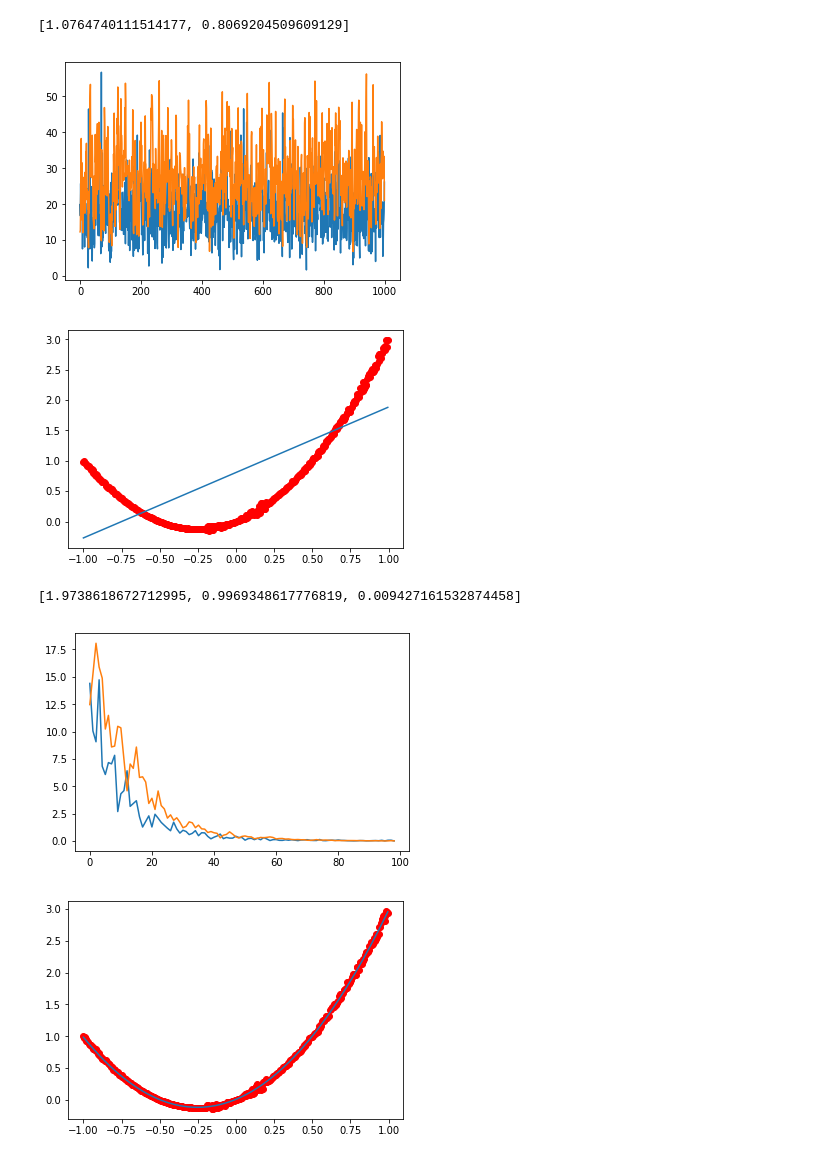
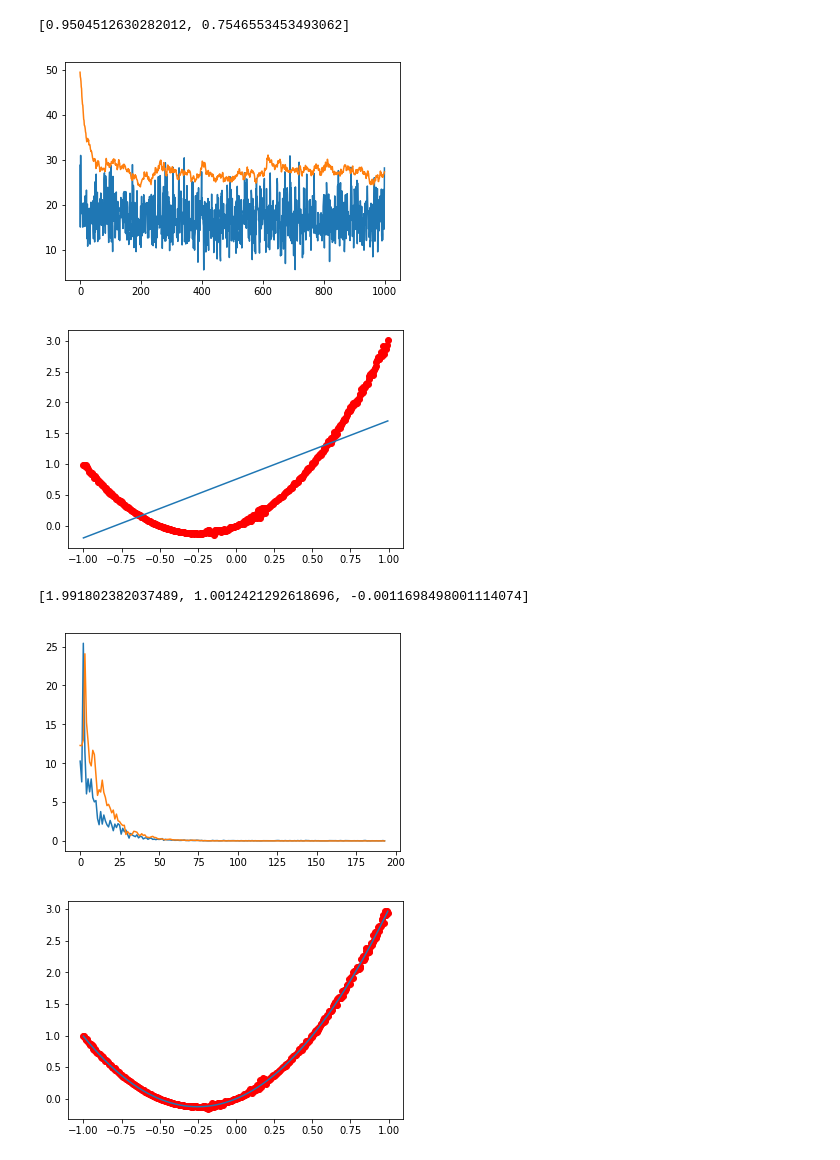
Before and after one commit to fireplay/minibatch-homework, a Jupyter notebook: minibatch.ipynb, the cells around one changed output. Drawn from its saved outputs; the diff is of its cells as text; code cells hidden in the pictures.

```diff
--- a/minibatch.ipynb
+++ b/minibatch.ipynb
@@ -27,8 +27,8 @@ bx = fig2.add_subplot(111)
 # plt.axis('equal')
 ######################################################################
 # 超参数定义
-e = 0.5       # 学习率
-m = 8         # minibatch大小
+e = 0.04       # 学习率
+m = 16       # minibatch大小
 n = 200       # 数据大小的一半
 EPS = 0.0001   # 精度
 c = 2         # 模型容量
@@ -239,7 +239,7 @@ test_pic = []
 # 用线性拟合
 
 # 定义参数初值
-w = [0.5, 0.5]
+w = [1, 1]
 
 for i in range(1000):
     # 产生minibatach
@@ -283,36 +283,36 @@ for i in range(1000):
 # w = [0.5, 0.5, 0.5, 0.5, 0.5, 0.5]
 
 # for i in range(1000):
 #     # 产生minibatach
 #     minibatch = gen_minibatch(p, m, n)
 #     train_error = eps3(minibatch, w)
 #     test_error = eps3(testbatch, w)
 #     train_pic.append([i, 50 * train_error])
 #     test_pic.append([i, 50 * test_error])
 #     # print(error)
 #     if(train_error < EPS):
 #         break
 #     # 求梯度
 #     grad_w = grad3(minibatch, w)
 #     # print(grad_w)
 #     # 更新梯度
 #     w = updata_w(e, w, grad_w)
 
 # 输出最终拟合的w，从左到右降次排列
 print(w)
 # 画训练次数和误差大小关系图
 draw_error(train_pic)
 draw_error(test_pic)
 # plt.show()
 # 画拟合曲线
 
 draw_fit(p, w, n, 1)
 
 plt.show()
 # %% [output]
-[1.0764740111514177, 0.8069204509609129]
+[0.9504512630282012, 0.7546553453493062]
-[figure, old version]
+[figure, new version]
-[figure, old version]
+[figure, new version]
 # %%
 import random
 import numpy as np
@@ -338,7 +338,7 @@ bx = fig2.add_subplot(111)
 ######################################################################
 # 超参数定义
 e = 0.5       # 学习率
-m = 8         # minibatch大小
+m = 16         # minibatch大小
 n = 200       # 数据大小的一半
 EPS = 0.0001   # 精度
 c = 2         # 模型容量
@@ -613,8 +613,8 @@ draw_fit(p, w, n, 2)
 
 plt.show()
 # %% [output]
-[1.9738618672712995, 0.9969348617776819, 0.009427161532874458]
+[1.991802382037489, 1.0012421292618696, -0.0011698498001114074]
-[figure, old version]
+[figure, new version]
 [figure]
 # %%
 import random
```
Also changed, not shown: parts of 1 cell of this notebook.
